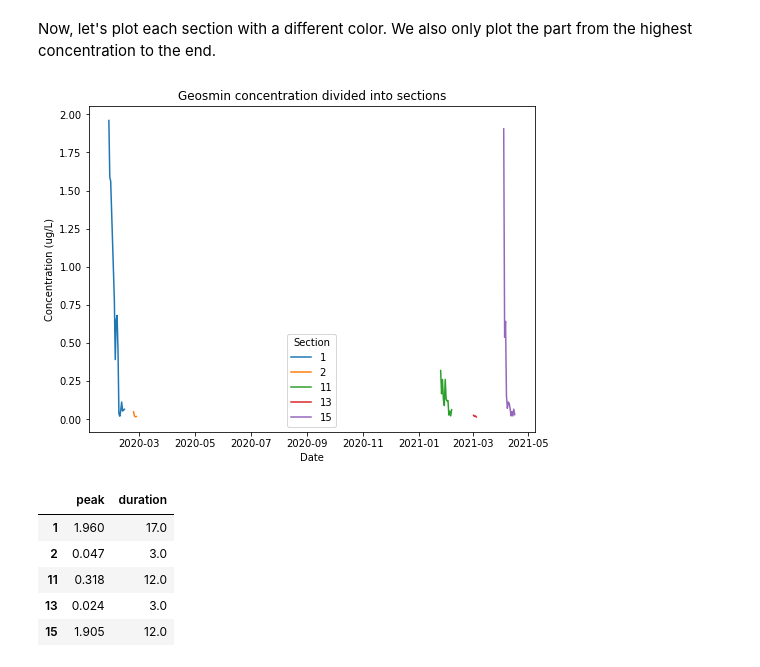
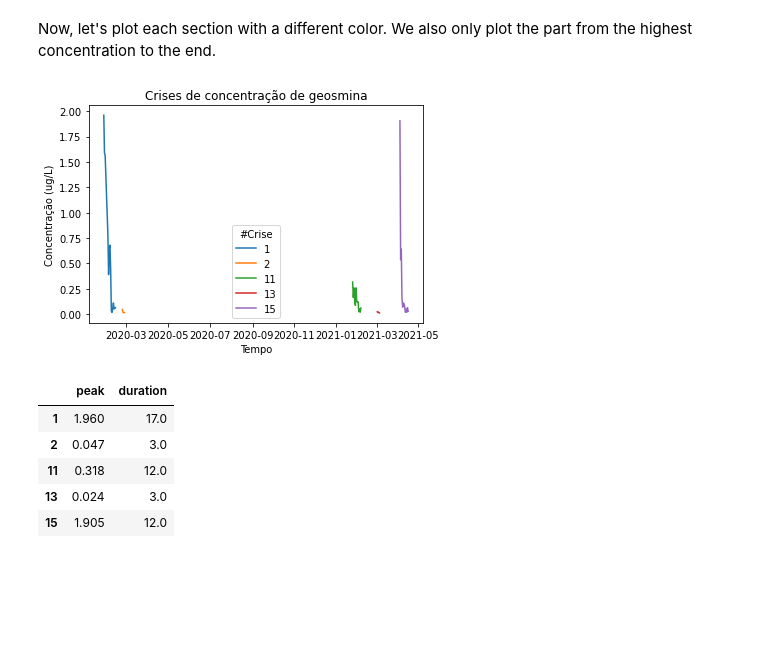
Before and after one commit to guidanoli/inf1032, a Jupyter notebook: guandu_geosmin_crisis_forecast.ipynb, the cells around one changed output. Drawn from its saved outputs; the diff is of its cells as text; code cells hidden in the pictures; blank space fills up the shorter version.

```diff
--- a/guandu_geosmin_crisis_forecast.ipynb
+++ b/guandu_geosmin_crisis_forecast.ipynb
@@ -82,21 +82,21 @@ df3['section'] = sections
 Now, let's plot each section with a different color. We also only plot the part from the highest concentration to the end.
 # %%
 sections = {}
-plt.figure(figsize=[8, 6])
-plt.title('Geosmin concentration divided into sections')
-plt.xlabel('Date')
-plt.ylabel('Concentration (ug/L)')
+plt.figure()
+plt.title('Crises de concentração de geosmina')
+plt.xlabel('Tempo')
+plt.ylabel('Concentração (ug/L)')
 for section in range(1,nsections+1):
     df = df3[df3.section == section][['capture_geosmin']]
     peakday = df.index[np.argmax(df.capture_geosmin)]
     df = df[df.index >= peakday]
     if len(df) > 1 and df.capture_geosmin[peakday] > 0.02:
         sections[section] = df
         plt.plot(df.capture_geosmin, label=section)
-plt.legend(title='Section', loc='best')
+plt.legend(title='#Crise', loc='best')
 plt.show()
 # %% [output]
-[figure, old version]
+[figure, new version]
 # %%
 peaks = {}
 durations = {}
```
Also changed, not shown: parts of 1 cell of this notebook, 2 other files.
